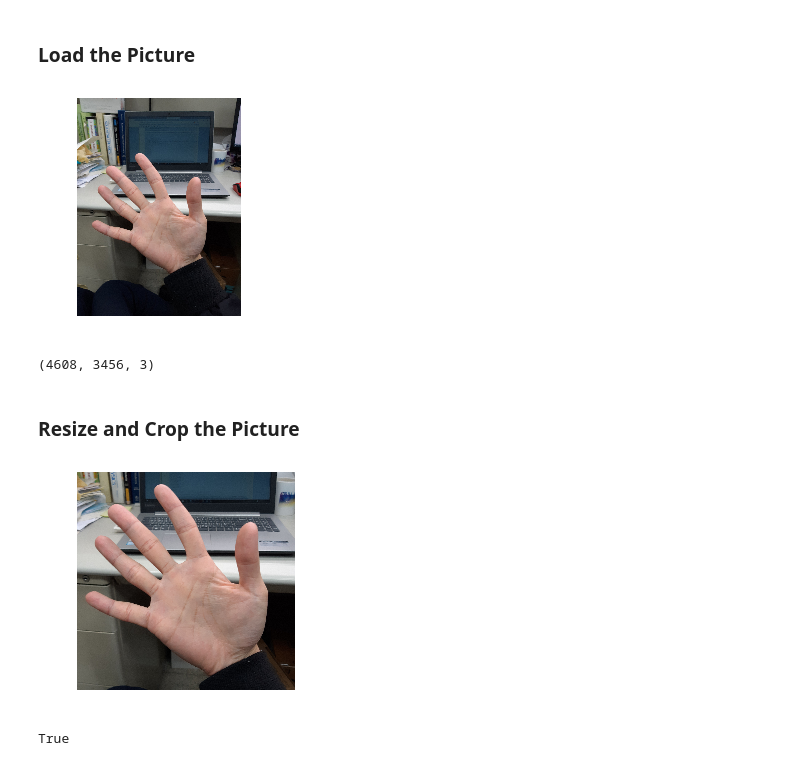
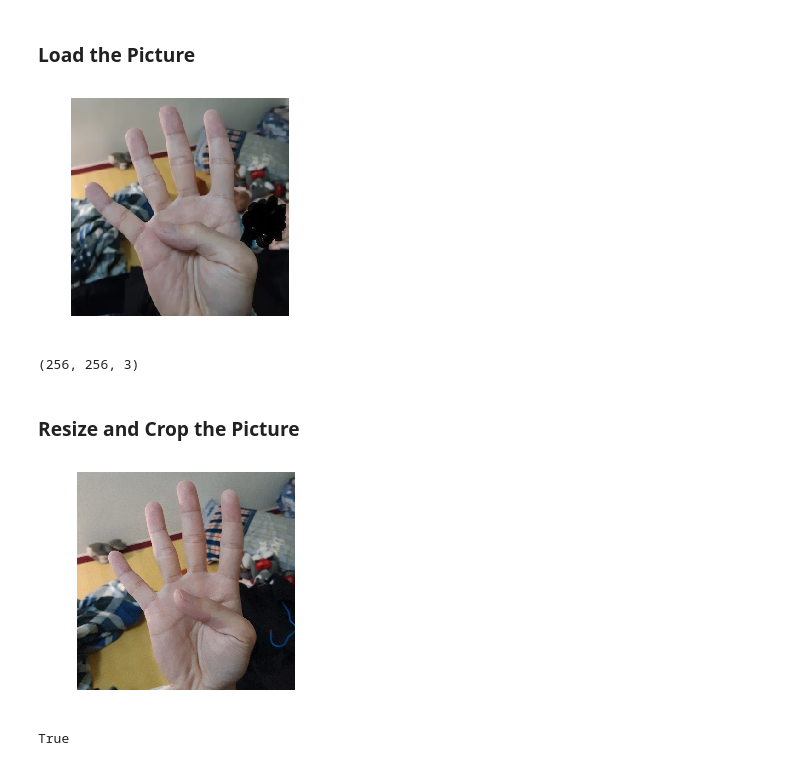
Before and after one commit to koarakawaii/Introduction_to_Deep_Learning, a Jupyter notebook: RESNET_34_Look_at_Picture.ipynb, the cells around one changed output. Cells and saved outputs as stored; diff of their text form; code cells hidden in the pictures.

```diff
--- a/RESNET_34_Look_at_Picture.ipynb
+++ b/RESNET_34_Look_at_Picture.ipynb
@@ -90,22 +90,22 @@ net_RESNET.load_parameters('Weight_Train_Test_Mixed/RESNET34_DROPOUT_train_data_
 # %% [markdown]
 ### Load the Picture
 # %%
-file_name = '5_IMG_12356.jpg'
+file_name = '4_IMG_5425.jpg'
 pic = cv2.imread(pictures_folder+file_name)
 pic_plt = pic[:,:,::-1]
 plt.imshow(pic_plt)
 plt.axis('off')
 plt.show()
 pic_plt.shape
 # %% [output]
-[figure, old version]
+[figure, new version]
-(4608, 3456, 3)
+(256, 256, 3)
 # %% [markdown]
 ### Resize and Crop the Picture
 # %%
-shift_h = 1000
-shift_w = 200
-size = 2900
+shift_h = 1300
+shift_w = 300
+size = 2600
 pic_plt_crop = pic_plt[shift_h:shift_h+size, shift_w:shift_w+size,:]
 pic_plt_crop.shape
 
@@ -113,7 +113,7 @@ plt.imshow(pic_plt_crop)
 plt.axis('off')
 plt.show()
 # %% [output]
-[figure, old version]
+[figure, new version]
 # %%
 pic = cv2.resize(pic_plt_crop[:,:,::-1], (256,256), interpolation=cv2.INTER_AREA)
 cv2.imwrite(pictures_folder+file_name, pic)
```
Also changed, not shown: parts of 1 cell of this notebook, 4 other files.
